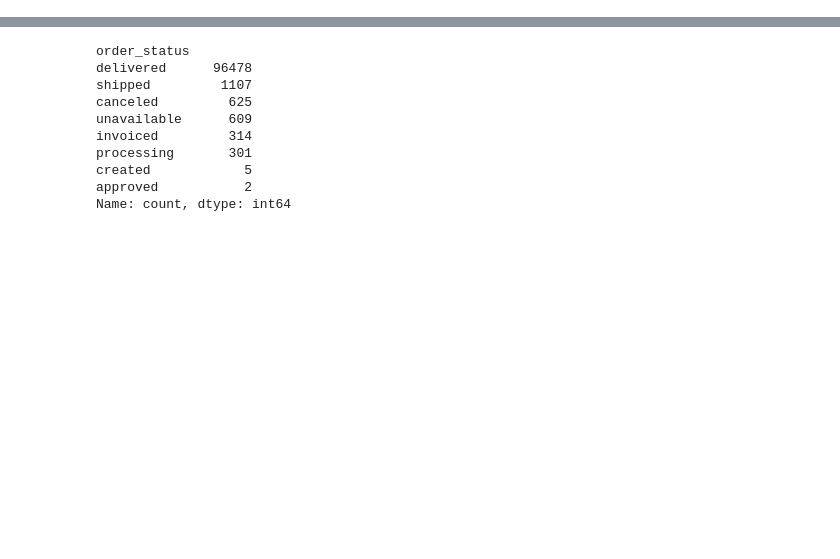
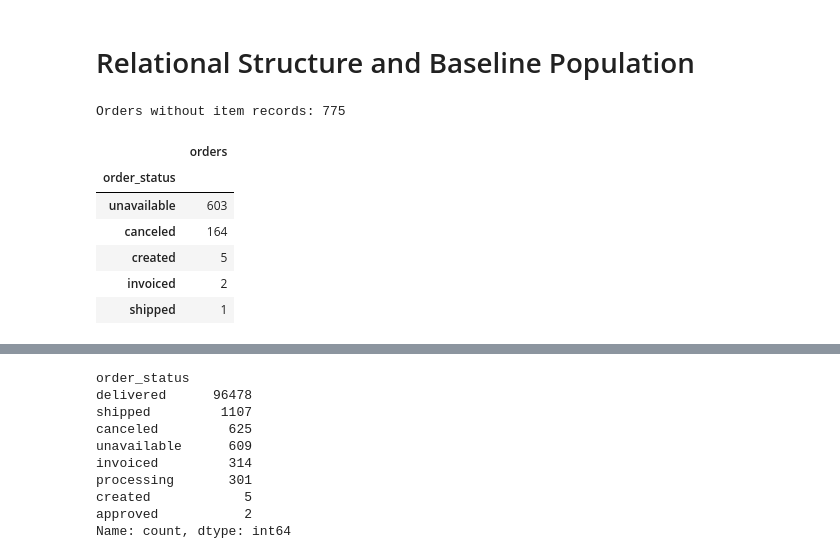
Before and after one commit to asherdata1/supply-chain-decision-support, a Jupyter notebook: 02_notebooks/asher_preprocessing.ipynb, the cells around one changed output, grey strips where cells are left out. Cells and saved outputs as stored; diff of their text form; code cells hidden in the pictures; blank space fills up the shorter version.

```diff
--- a/02_notebooks/asher_preprocessing.ipynb
+++ b/02_notebooks/asher_preprocessing.ipynb
@@ -249,0 +292,23 @@ Name: count, dtype: int64
+# %% [markdown]
+# Relational Structure and Baseline Population
+# %%
+orders_without_items = orders.loc[
+    ~orders["order_id"].isin(items["order_id"])
+].copy()
+
+print("Orders without item records:", len(orders_without_items))
+
+display(
+    orders_without_items["order_status"]
+    .value_counts()
+    .to_frame("orders")
+)
+# %% [output]
+Orders without item records: 775
+|  | orders |
+| order_status |  |
+| unavailable | 603 |
+| canceled | 164 |
+| created | 5 |
+| invoiced | 2 |
+| shipped | 1 |
```
Also changed, not shown: parts of 34 cells of this notebook, 2 other files.
